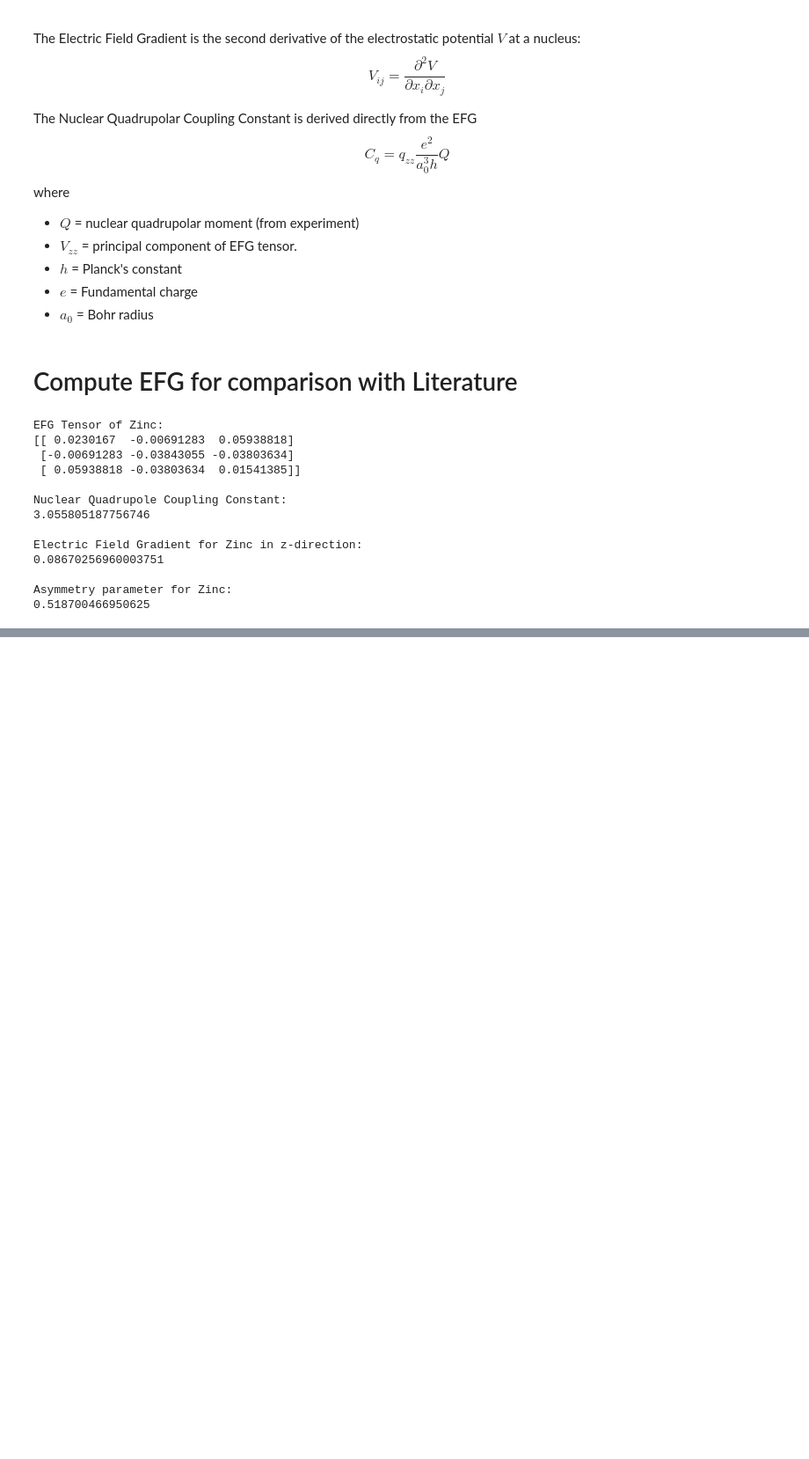
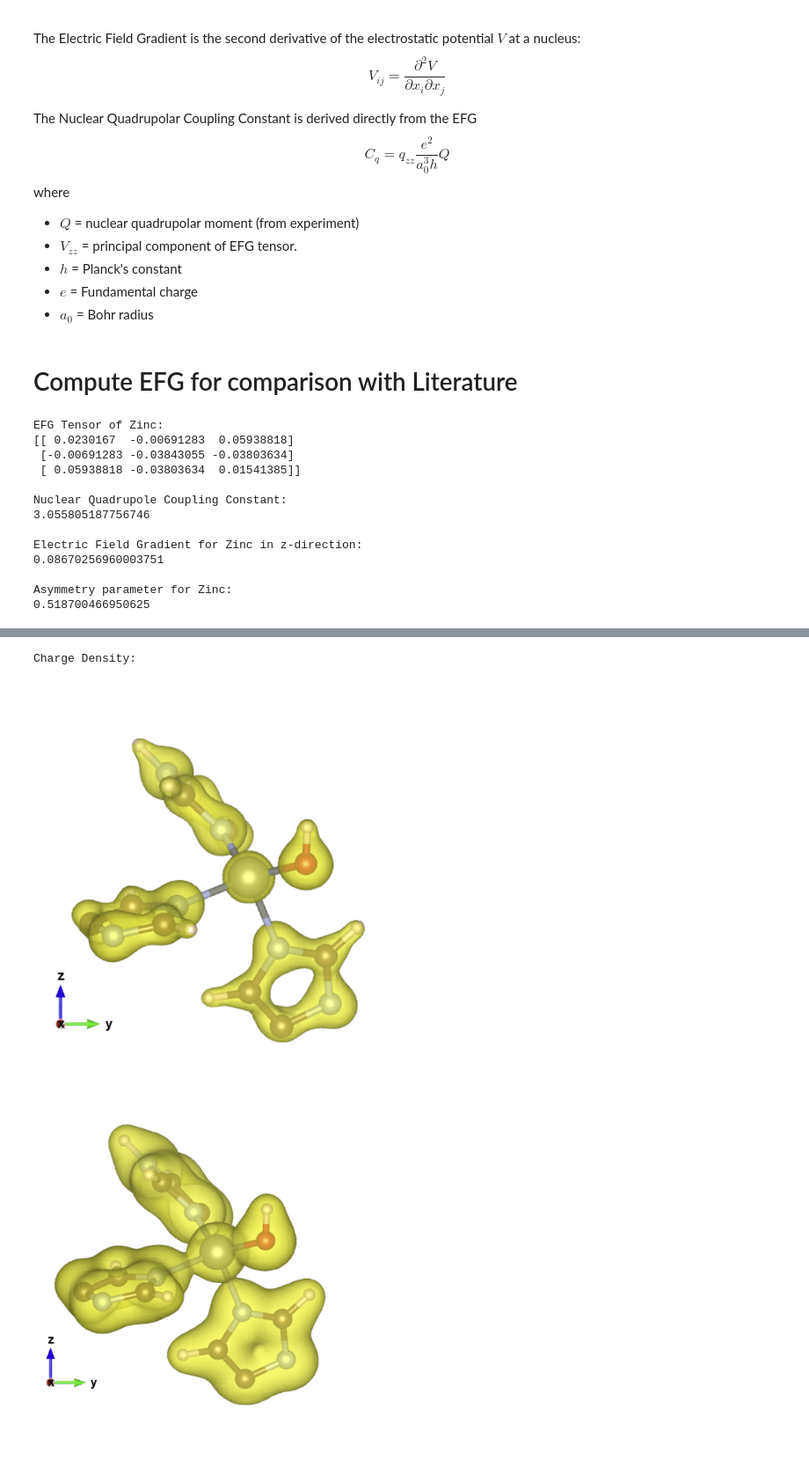
Before and after one commit to kaylajrox/pyscf-active-site-initial-tests, a Jupyter notebook: my_Anhydrase.ipynb, the cells around one changed output, grey strips where cells are left out. Shown at 88% size. Cells and saved outputs as stored; diff of their text form; code cells hidden in the pictures; blank space fills up the shorter version.

```diff
--- a/my_Anhydrase.ipynb
+++ b/my_Anhydrase.ipynb
@@ -521,0 +534,8 @@ Asymmetry parameter for Zinc:
+# %%
+print("Charge Density:")
+display(Image(f"{ROOT_DIR}/surface_plots/iso_0_200.png", width=400))
+display(Image(f"{ROOT_DIR}/surface_plots/iso_0_05.png", width=400))
+# %% [output]
+Charge Density:
+[figure, added]
+[figure, added]
```
Also changed, not shown: parts of 2 cells of this notebook, 1 other file.
